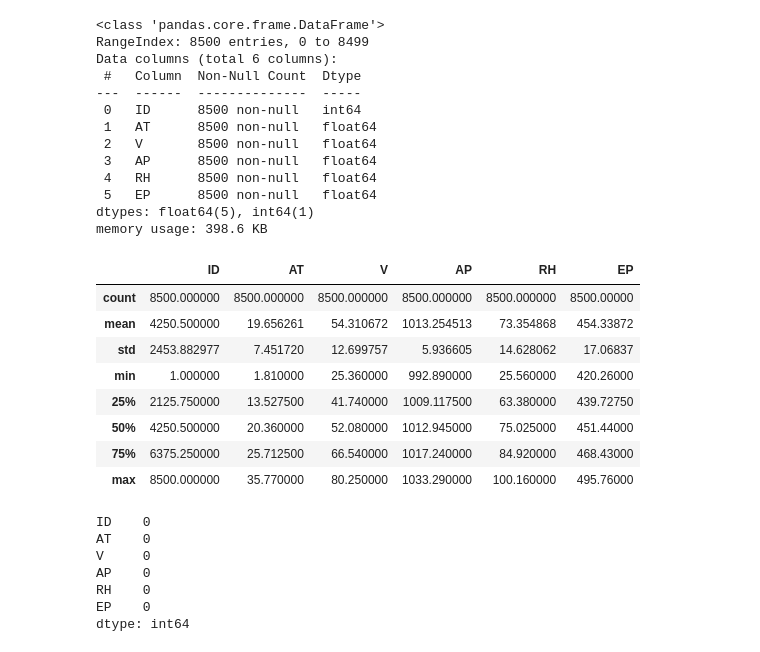
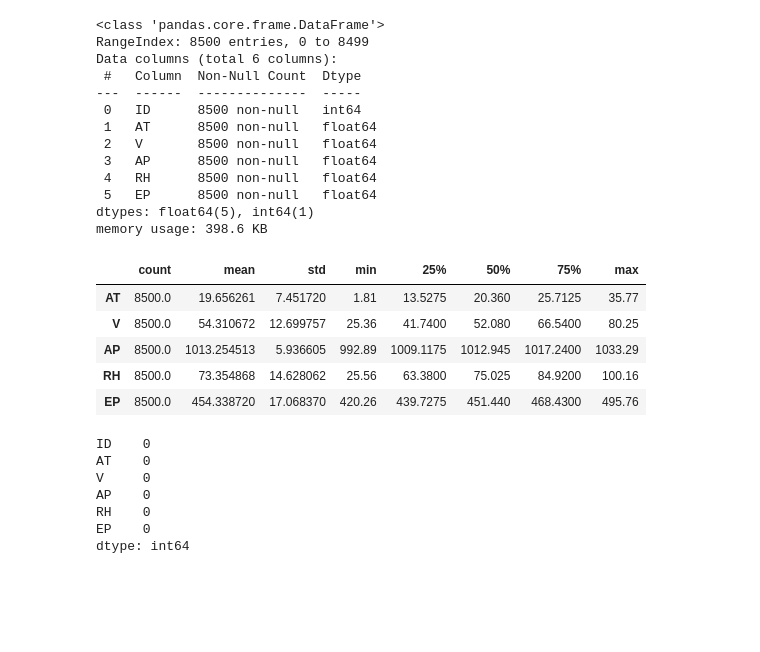
Before and after one commit to kajanan1212/EP-Predictor, a Jupyter notebook: EP-Predictor.ipynb, the cells around one changed output. Cells and saved outputs as stored; diff of their text form; code cells hidden in the pictures; blank space fills up the shorter version.

```diff
--- a/EP-Predictor.ipynb
+++ b/EP-Predictor.ipynb
@@ -47,17 +59,14 @@ Data columns (total 6 columns):
 dtypes: float64(5), int64(1)
 memory usage: 398.6 KB
 # %%
-train_df.describe()
+train_df.drop(columns=['ID']).describe().T
 # %% [output]
-|  | ID | AT | V | AP | RH | EP |
-| count | 8500.000000 | 8500.000000 | 8500.000000 | 8500.000000 | 8500.000000 | 8500.00000 |
-| mean | 4250.500000 | 19.656261 | 54.310672 | 1013.254513 | 73.354868 | 454.33872 |
-| std | 2453.882977 | 7.451720 | 12.699757 | 5.936605 | 14.628062 | 17.06837 |
-| min | 1.000000 | 1.810000 | 25.360000 | 992.890000 | 25.560000 | 420.26000 |
-| 25% | 2125.750000 | 13.527500 | 41.740000 | 1009.117500 | 63.380000 | 439.72750 |
-| 50% | 4250.500000 | 20.360000 | 52.080000 | 1012.945000 | 75.025000 | 451.44000 |
-| 75% | 6375.250000 | 25.712500 | 66.540000 | 1017.240000 | 84.920000 | 468.43000 |
-| max | 8500.000000 | 35.770000 | 80.250000 | 1033.290000 | 100.160000 | 495.76000 |
+|  | count | mean | std | min | 25% | 50% | 75% | max |
+| AT | 8500.0 | 19.656261 | 7.451720 | 1.81 | 13.5275 | 20.360 | 25.7125 | 35.77 |
+| V | 8500.0 | 54.310672 | 12.699757 | 25.36 | 41.7400 | 52.080 | 66.5400 | 80.25 |
+| AP | 8500.0 | 1013.254513 | 5.936605 | 992.89 | 1009.1175 | 1012.945 | 1017.2400 | 1033.29 |
+| RH | 8500.0 | 73.354868 | 14.628062 | 25.56 | 63.3800 | 75.025 | 84.9200 | 100.16 |
+| EP | 8500.0 | 454.338720 | 17.068370 | 420.26 | 439.7275 | 451.440 | 468.4300 | 495.76 |
 # %%
 train_df.isnull().sum()
 # %% [output]
```
Also changed, not shown: parts of 22 cells of this notebook, 3 other files.
